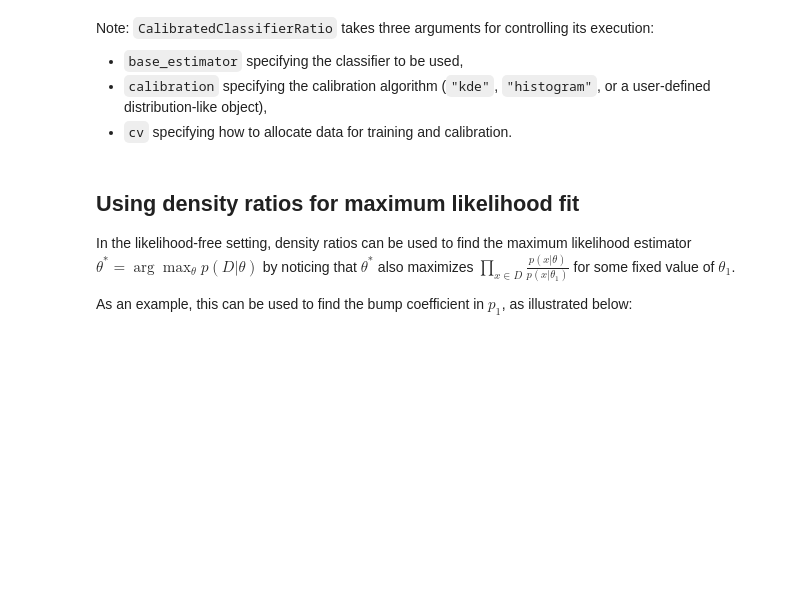
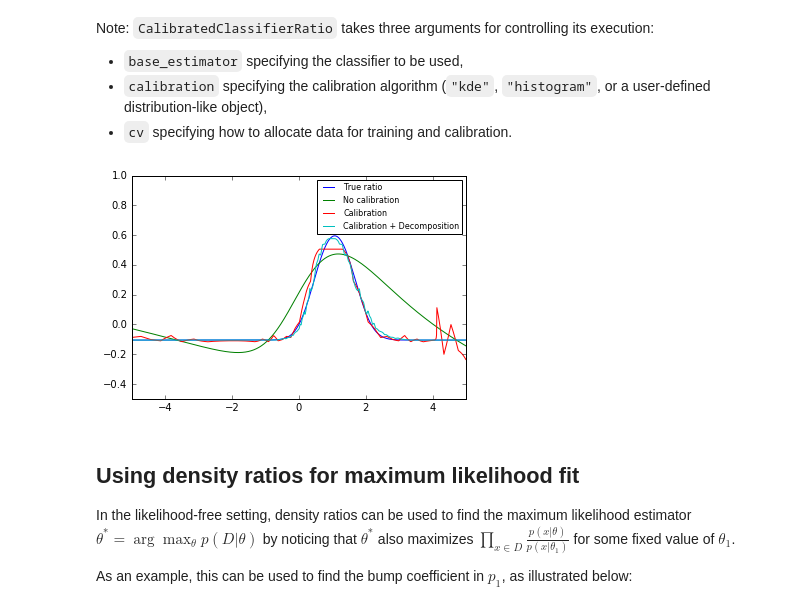
Before and after one commit to cranmer/carl-notebooks, a Jupyter notebook: Approximating likelihood ratios with calibrated classifiers.ipynb, the cells around one changed output. Saved outputs shown, nothing was run; the diff lists cells and outputs as text; code cells hidden in the pictures; blank space fills up the shorter version.

Commit message:
likelihood plot and ensemble tests

```diff
--- a/Approximating likelihood ratios with calibrated classifiers.ipynb
+++ b/Approximating likelihood ratios with calibrated classifiers.ipynb
@@ -25,7 +29,7 @@ components = [
     Normal(mu=1.0, sigma=0.5, random_state=2)      # c2 (bump)
 ]
 
-bump_coefficient = 0.05
+bump_coefficient = 0.1
 g = theano.shared(bump_coefficient)
 p0 = Mixture(components=components, weights=[0.5 - g / 2., 0.5 - g / 2., g], random_state=10)
 p1 = Mixture(components=components[:2], weights=[0.5, 0.5], random_state=11)
@@ -87,15 +100,17 @@ Note: `CalibratedClassifierRatio` takes three arguments for controlling its exec
 # %%
 plt.plot(reals, -p0.nnlf(reals.reshape(-1, 1))
                 +p1.nnlf(reals.reshape(-1, 1)), label="True ratio")
 
 plt.plot(reals, cc_none.predict(reals.reshape(-1, 1), log=True), label="No calibration")
 plt.plot(reals, cc_direct.predict(reals.reshape(-1, 1), log=True), label="Calibration")
 plt.plot(reals, cc_decomposed.predict(reals.reshape(-1, 1), log=True), label="Calibration + Decomposition")
 
 plt.xlim(-5, 5)
-plt.ylim(-0.5, 0.5)
+plt.ylim(-0.5, 1.)
 plt.legend(loc="best", prop={'size': 8})
 plt.show()
+# %% [output]
+[figure, added]
 # %% [markdown]
 ## Using density ratios for maximum likelihood fit
 
```
Also changed, not shown: parts of 17 cells of this notebook.
